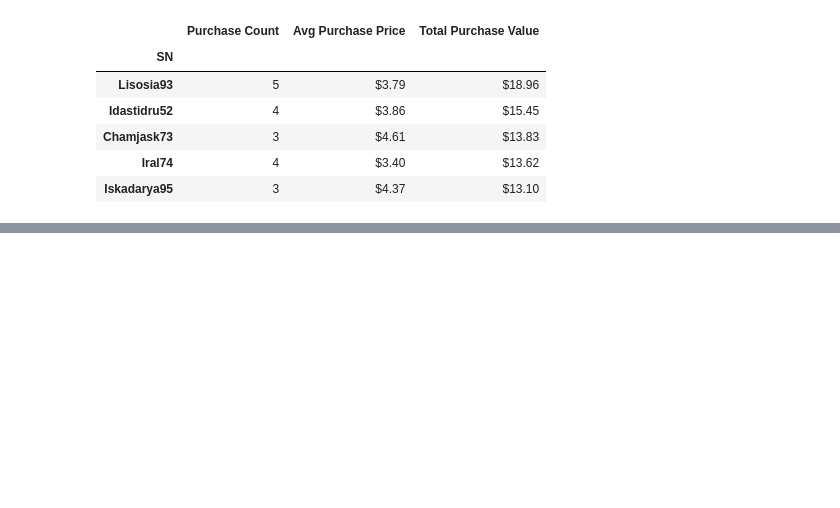
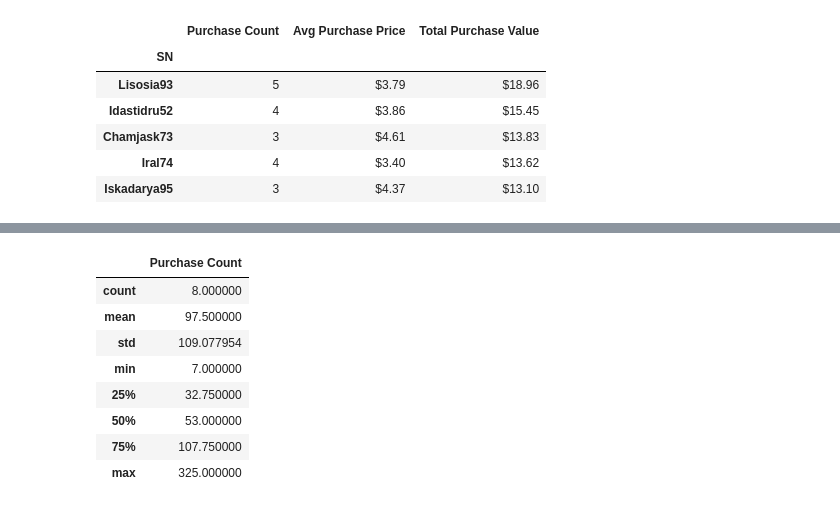
Before and after one commit to NCSUducker/GamePurchase_Analysis, a Jupyter notebook: Heroes_Of_Pymoli/Heroes_Of_Pymoli_final.ipynb, the cells around one changed output, grey strips where cells are left out. Cells and saved outputs as stored; diff of their text form; code cells hidden in the pictures; blank space fills up the shorter version.

```diff
--- a/Heroes_Of_Pymoli/Heroes_Of_Pymoli_final.ipynb
+++ b/Heroes_Of_Pymoli/Heroes_Of_Pymoli_final.ipynb
@@ -264,0 +289,12 @@ top_items_df.iloc[0:5,:]
+# %%
+a_analysis_df.describe()
+# %% [output]
+|  | Purchase Count |
+| count | 8.000000 |
+| mean | 97.500000 |
+| std | 109.077954 |
+| min | 7.000000 |
+| 25% | 32.750000 |
+| 50% | 53.000000 |
+| 75% | 107.750000 |
+| max | 325.000000 |
```
Also changed, not shown: parts of 6 cells of this notebook.
